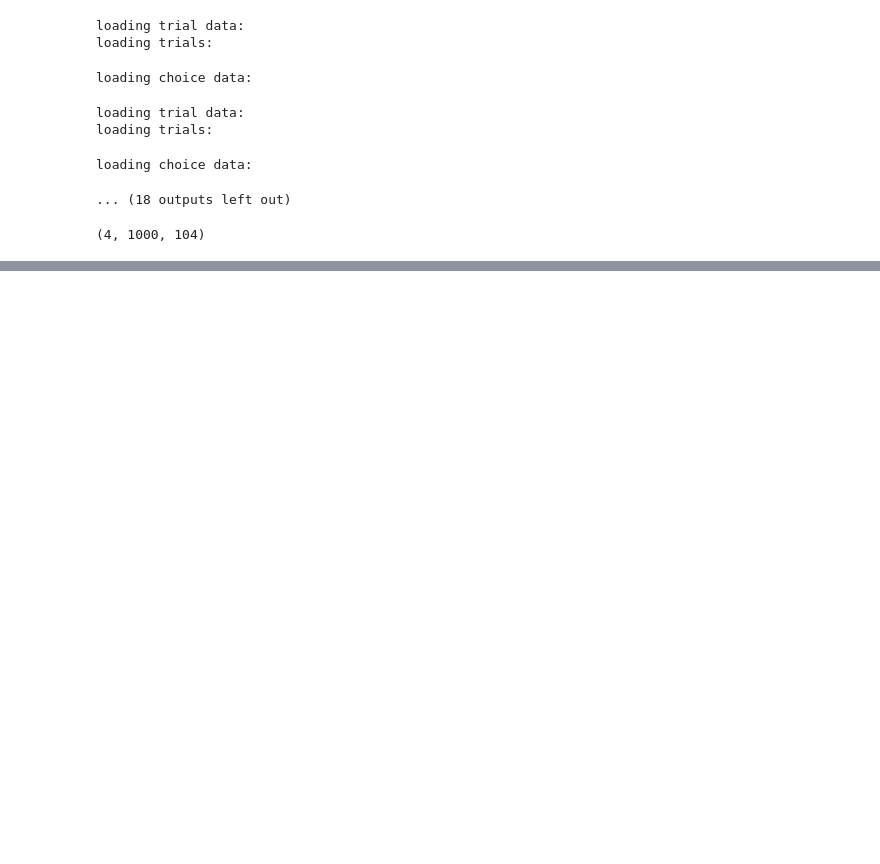
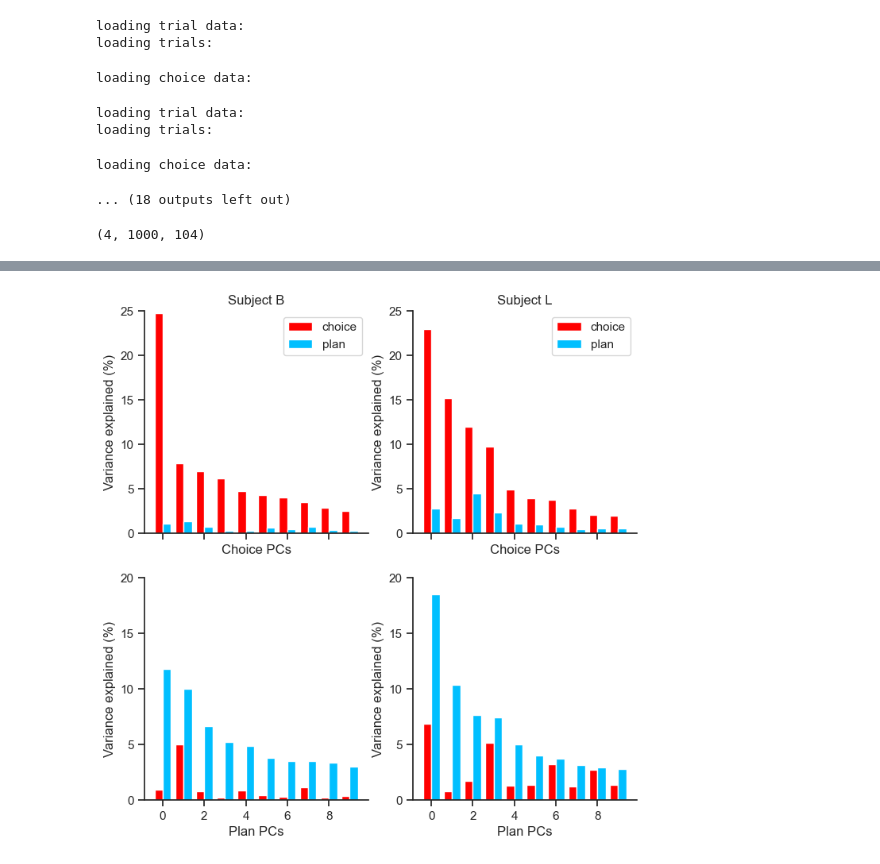
Before and after one commit to wjung21/PlanningDynamics, a Jupyter notebook: figures/fig4.ipynb, the cells around one changed output, grey strips where cells are left out. Cells and saved outputs as stored; diff of their text form; code cells hidden in the pictures; blank space fills up the shorter version.

```diff
--- a/figures/fig4.ipynb
+++ b/figures/fig4.ipynb
@@ -145,4 +208,10 @@ def fig4b(condition_averages):
 # %%
 PC_models = {}
 for sbj in condition_averages:
-    np.concat([a["choice_avg"] for a in condition_averages[sbj]], axis=2)
+    PC_models[sbj] = {}
+    for cond in ["choice", "plan"]:
+        key = cond + "_avg"
+        X = np.concat([a[key] for a in condition_averages[sbj]], axis=2)
+        model = PCA(n_components=10, bin_size=150, step_size=10)
+        model.fit(X)
+        PC_models[sbj][cond] = model
@@ -156,0 +218,40 @@ plan_model, plan_pcs, plan_X, _ = fit_PCA(plan_avg, n_components=10, bin_size=15
+# %%
+sns.set(style="ticks")
+fig, axes = plt.subplots(2, 2, figsize=(8, 8), sharey=False, sharex=True)
+sns.despine()
+
+for i, sbj in enumerate(PC_models):
+    choice = PC_models[sbj]["choice"]
+    plan = PC_models[sbj]["plan"]
+    choice_to_choice = choice.projected_response(choice.X)
+    plan_to_choice = choice.projected_response(plan.X)
+
+    plan_to_plan = plan.projected_response(plan.X)
+    choice_to_plan = plan.projected_response(choice.X)
+
+    n_components = 10
+    w = 0.4
+    x_choice = np.arange(0, n_components) - w/2
+    x_plan = np.arange(0, n_components) + w/2
+    ax = axes[:, i]
+    c_choice = "red"
+    c_plan = "deepskyblue"
+
+    # Projection into choice subspace
+    ax[0].bar(x_choice, choice_to_choice["var_explained"]*100, width=w, label="choice", color=c_choice)
+    ax[0].bar(x_plan, plan_to_choice["var_explained"]*100, width=w, label="plan", color=c_plan)
+    ax[0].set_ylim([0, 25])
+    ax[0].legend()
+    ax[0].set_xlabel("Choice PCs")
+    ax[0].set_title("Subject %s" % sbj[0].capitalize())
+
+    # Projection into plan subspace
+    ax[1].bar(x_choice, choice_to_plan["var_explained"]*100, width=w, label="choice", color=c_choice)
+    ax[1].bar(x_plan, plan_to_plan["var_explained"]*100, width=w, label="plan", color=c_plan)
+    ax[1].set_ylim([0, 20])
+    ax[1].set_yticks([0, 5, 10, 15, 20])
+    ax[1].set_xlabel("Plan PCs")
+    ax[0].set_ylabel("Variance explained (%)")
+    ax[1].set_ylabel("Variance explained (%)")
+# %% [output]
+[figure, added]
```
Also changed, not shown: parts of 7 cells of this notebook.
